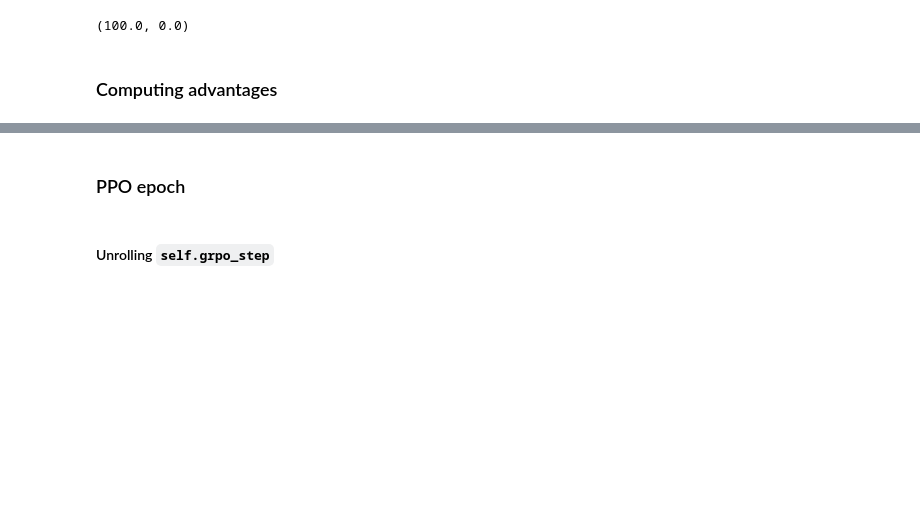
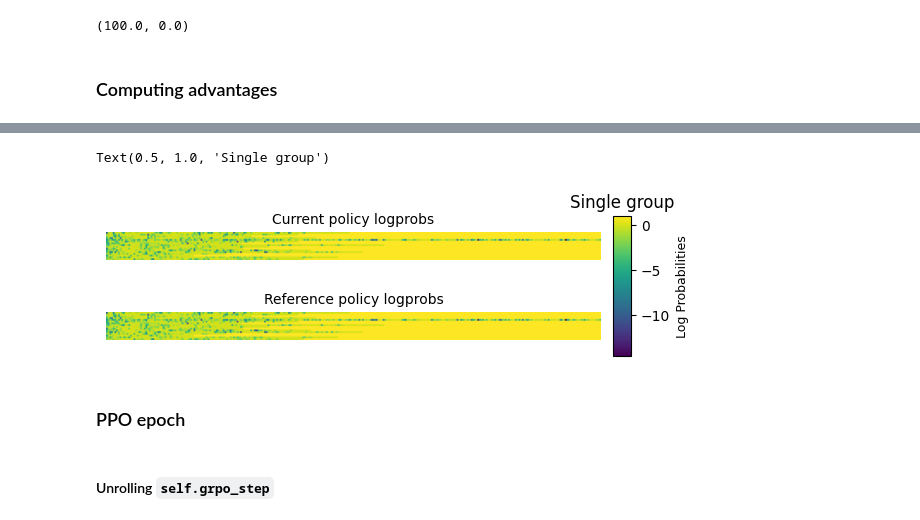
Before and after one commit to emattia/understanding-grpo, a Jupyter notebook: grpo_unrolled.ipynb, the cells around one changed output, grey strips where cells are left out. Cells and saved outputs as stored; diff of their text form; code cells hidden in the pictures; blank space fills up the shorter version.

```diff
--- a/grpo_unrolled.ipynb
+++ b/grpo_unrolled.ipynb
@@ -167,7 +239,7 @@ def generate_trajectory(
 
 This function contains the logic we want to step through to understand what drives learning in GRPO.
 # %%
-batch_start = 0
+batch_start = 1
 # %%
 # trajectory = self.generate_trajectory_batched(tokens, answers)
 batch_input_ids = tokens[
@@ -1207,3 +1323,38 @@ ref_logprobs[response_padding_masks] = 1.0
+# %%
+from matplotlib.colors import Normalize
+
+fig, ax = plt.subplots(nrows=2, ncols=1, figsize=(6,2))
+
+all_data = torch.concatenate([logprobs.detach().cpu().flatten(),
+                           ref_logprobs.detach().cpu().flatten()])
+vmin, vmax = torch.min(all_data), torch.max(all_data)
+norm = Normalize(vmin=vmin, vmax=vmax)
+
+# Plot with the shared normalization
+im0 = ax[0].imshow(logprobs.detach().cpu(), norm=norm)
+ax[0].set_title('Current policy logprobs', size=10)
+
+im1 = ax[1].imshow(ref_logprobs.detach().cpu(), norm=norm)
+ax[1].set_title('Reference policy logprobs', size=10)
+
+# Set up axes
+for i in range(2):
+    ax[i].spines[["top", "bottom", "left", "right"]].set_visible(False)
+    ax[i].set_xlabel(None)
+    ax[i].set_ylabel(None)
+    ax[i].set_xticks([])
+    ax[i].set_yticks([])
+
+# Add a colorbar that applies to both subplots
+plt.tight_layout()
+fig.subplots_adjust(right=0.85)  # Make room for colorbar
+cbar_ax = fig.add_axes([0.87, 0.15, 0.03, 0.7])  # [left, bottom, width, height]
+cbar = fig.colorbar(im0, cax=cbar_ax)
+cbar.set_label('Log Probabilities', size=9)
+plt.title('Single group')
+# %% [output]
+Text(0.5, 1.0, 'Single group')
+[figure, added]
 # %%
 trajectories = [
     GRPOTrajectory(
```
Also changed, not shown: parts of 31 cells of this notebook.
